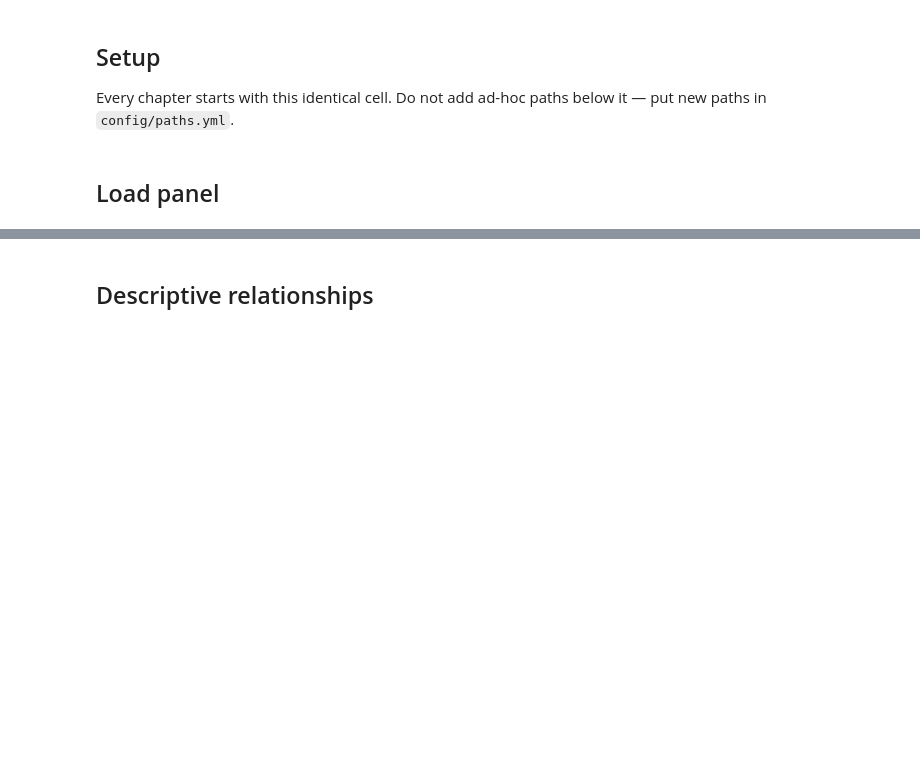
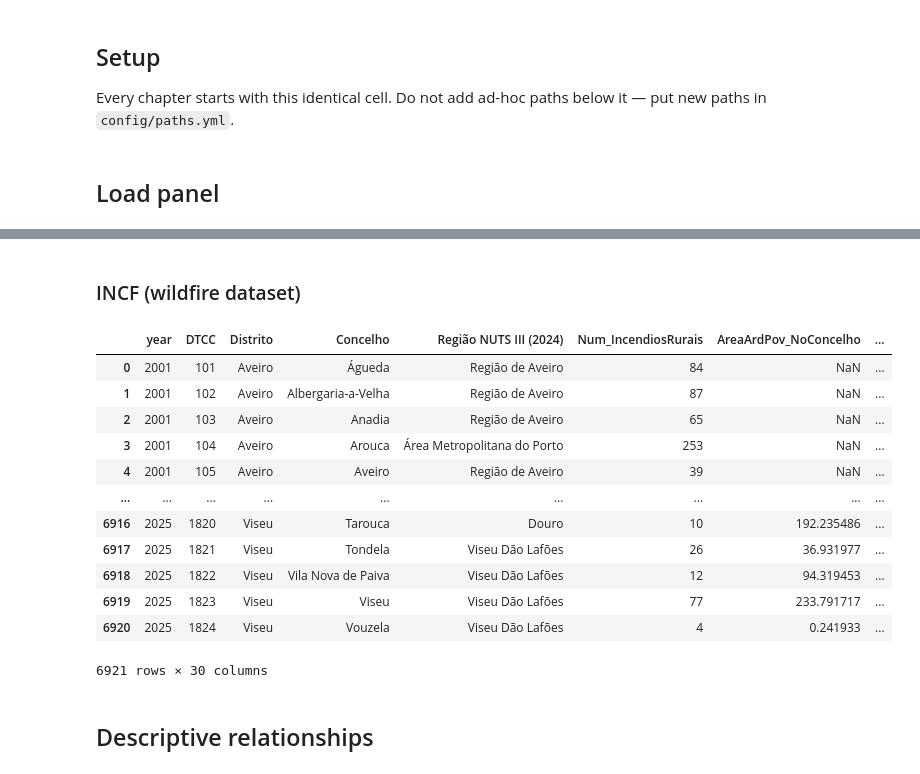
Before and after one commit to rogerjeasy/sustainability-analytics, a Jupyter notebook: notebooks/03_statistical_analysis.ipynb, the cells around one changed output, grey strips where cells are left out. Saved outputs shown, nothing was run; the diff lists cells and outputs as text; code cells hidden in the pictures; blank space fills up the shorter version.

Commit message:
fix importing wildfire dataset incf

```diff
--- a/notebooks/03_statistical_analysis.ipynb
+++ b/notebooks/03_statistical_analysis.ipynb
@@ -42,6 +42,7 @@ import statsmodels.api as sm
 import wildfires.io as wildfires_io
 
 wildfires_io = importlib.reload(wildfires_io)
+load_icnf = wildfires_io.load_icnf
 load_ine_population_age_all = wildfires_io.load_ine_population_age_all
 load_ine_population_all = wildfires_io.load_ine_population_all
 load_panel = wildfires_io.load_panel
@@ -61,3 +74,22 @@ NameError: name 'population_age_data' is not defined
+# %% [markdown]
+### INCF (wildfire dataset)
+# %%
+wildfire_data = load_icnf(level="concelho")
+wildfire_data
+# %% [output]
+|  | year | DTCC | Distrito | Concelho | Região NUTS III (2024) | Num_IncendiosRurais | AreaArdPov_NoConcelho | ... |
+| 0 | 2001 | 101 | Aveiro | Águeda | Região de Aveiro | 84 | NaN | ... |
+| 1 | 2001 | 102 | Aveiro | Albergaria-a-Velha | Região de Aveiro | 87 | NaN | ... |
+| 2 | 2001 | 103 | Aveiro | Anadia | Região de Aveiro | 65 | NaN | ... |
+| 3 | 2001 | 104 | Aveiro | Arouca | Área Metropolitana do Porto | 253 | NaN | ... |
+| 4 | 2001 | 105 | Aveiro | Aveiro | Região de Aveiro | 39 | NaN | ... |
+| ... | ... | ... | ... | ... | ... | ... | ... | ... |
+| 6916 | 2025 | 1820 | Viseu | Tarouca | Douro | 10 | 192.235486 | ... |
+| 6917 | 2025 | 1821 | Viseu | Tondela | Viseu Dão Lafões | 26 | 36.931977 | ... |
+| 6918 | 2025 | 1822 | Viseu | Vila Nova de Paiva | Viseu Dão Lafões | 12 | 94.319453 | ... |
+| 6919 | 2025 | 1823 | Viseu | Viseu | Viseu Dão Lafões | 77 | 233.791717 | ... |
+| 6920 | 2025 | 1824 | Viseu | Vouzela | Viseu Dão Lafões | 4 | 0.241933 | ... |
+6921 rows × 30 columns
 # %% [markdown]
 ## Descriptive relationships
 # %%
```
Also changed, not shown: parts of 3 cells of this notebook.
